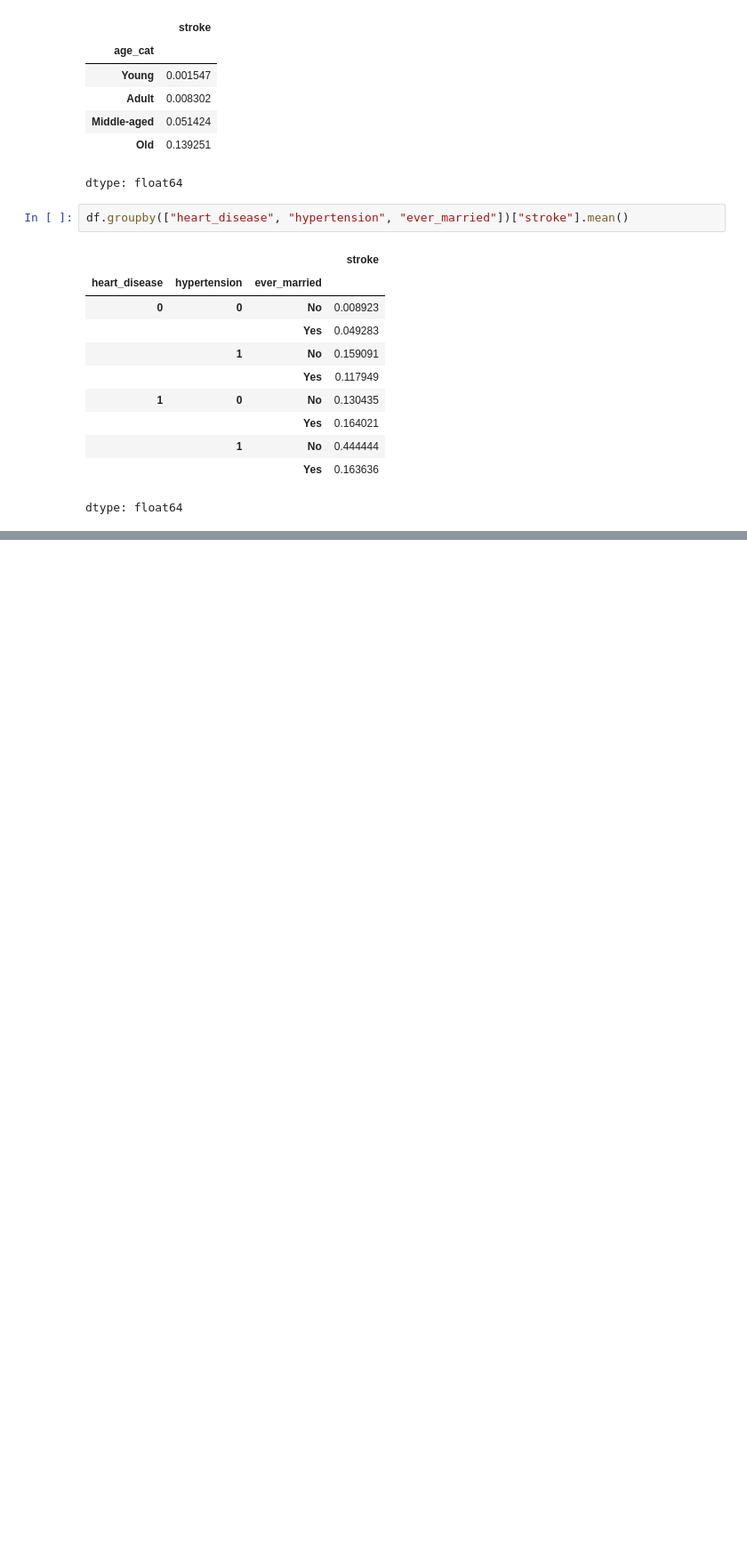
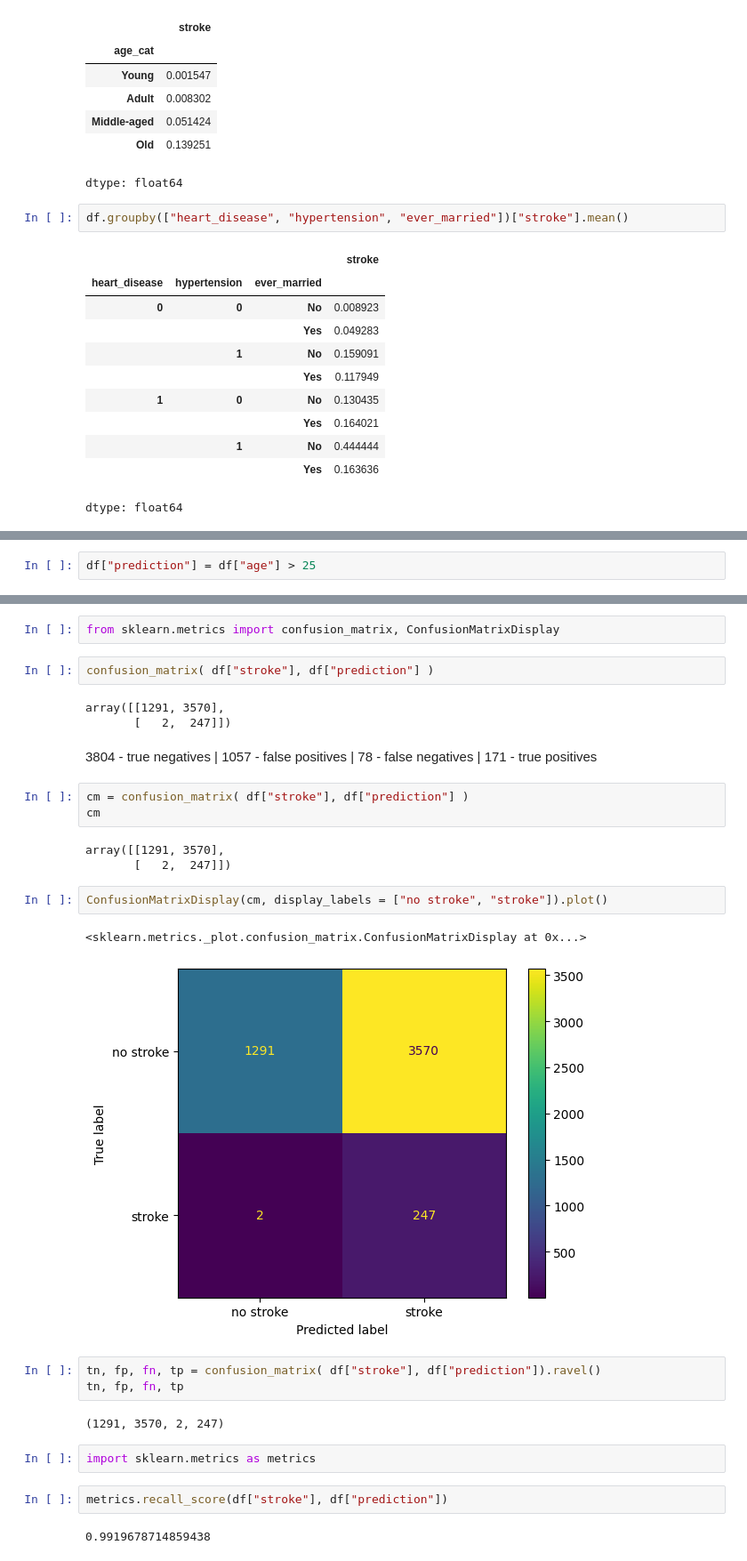
Before and after one commit to chipperbecker/CSCI290, a Jupyter notebook: Stoke_prediction.ipynb, the cells around one changed output, grey strips where cells are left out. Shown at 89% size. Drawn from its saved outputs; the diff is of its cells as text; blank space fills up the shorter version.

```diff
--- a/Stoke_prediction.ipynb
+++ b/Stoke_prediction.ipynb
@@ -144,0 +147,2 @@ dtype: float64
+# %%
+df["prediction"] = df["age"] > 25
@@ -144,0 +157,34 @@ dtype: float64
+# %%
+from sklearn.metrics import confusion_matrix, ConfusionMatrixDisplay
+# %%
+confusion_matrix( df["stroke"], df["prediction"] )
+# %% [output]
+array([[1291, 3570],
+       [   2,  247]])
+# %% [markdown]
+3804 - true negatives |
+1057 - false positives |
+78 - false negatives |
+171 - true positives
+# %%
+cm = confusion_matrix( df["stroke"], df["prediction"] )
+cm
+# %% [output]
+array([[1291, 3570],
+       [   2,  247]])
+# %%
+ConfusionMatrixDisplay(cm, display_labels = ["no stroke", "stroke"]).plot()
+# %% [output]
+<sklearn.metrics._plot.confusion_matrix.ConfusionMatrixDisplay at 0x...>
+[figure, added]
+# %%
+tn, fp, fn, tp = confusion_matrix( df["stroke"], df["prediction"]).ravel()
+tn, fp, fn, tp
+# %% [output]
+(1291, 3570, 2, 247)
+# %%
+import sklearn.metrics as metrics
+# %%
+metrics.recall_score(df["stroke"], df["prediction"])
+# %% [output]
+0.9919678714859438
```
Also changed, not shown: parts of 13 cells of this notebook.
